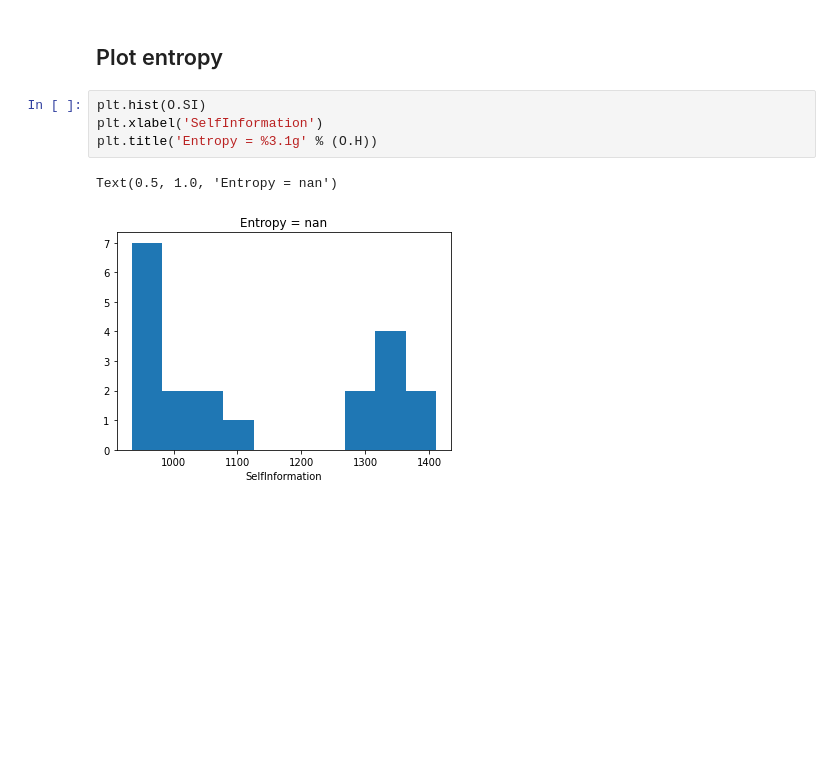
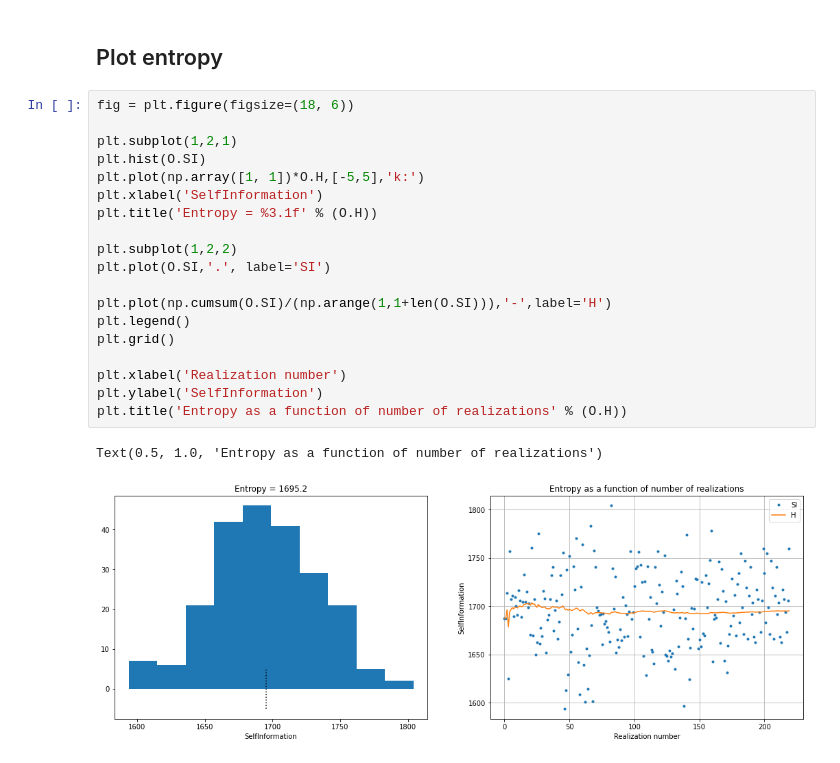
Before and after one commit to cultpenguin/sippi-all, a Jupyter notebook: scikit-mps/examples/ex04_mpslib_entropy.ipynb, the cells around one changed output. Cells and saved outputs as stored; diff of their text form; blank space fills up the shorter version.

```diff
--- a/scikit-mps/examples/ex04_mpslib_entropy.ipynb
+++ b/scikit-mps/examples/ex04_mpslib_entropy.ipynb
@@ -44,10 +48,25 @@ nan
 # %% [markdown]
 ## Plot entropy
-# %%
-plt.hist(O.SI)
-plt.xlabel('SelfInformation')
-plt.title('Entropy = %3.1g' % (O.H))
-# %% [output]
-Text(0.5, 1.0, 'Entropy = nan')
-[figure, removed]
+# %%
+fig = plt.figure(figsize=(18, 6))
+
+plt.subplot(1,2,1)
+plt.hist(O.SI)
+plt.plot(np.array([1, 1])*O.H,[-5,5],'k:')
+plt.xlabel('SelfInformation')
+plt.title('Entropy = %3.1f' % (O.H))
+
+plt.subplot(1,2,2)
+plt.plot(O.SI,'.', label='SI')
+
+plt.plot(np.cumsum(O.SI)/(np.arange(1,1+len(O.SI))),'-',label='H')
+plt.legend()
+plt.grid()
+
+plt.xlabel('Realization number')
+plt.ylabel('SelfInformation')
+plt.title('Entropy as a function of number of realizations' % (O.H))
+# %% [output]
+Text(0.5, 1.0, 'Entropy as a function of number of realizations')
+[figure, added]
 # %% [markdown]
```
Also changed, not shown: parts of 5 cells of this notebook, 3 other files.
